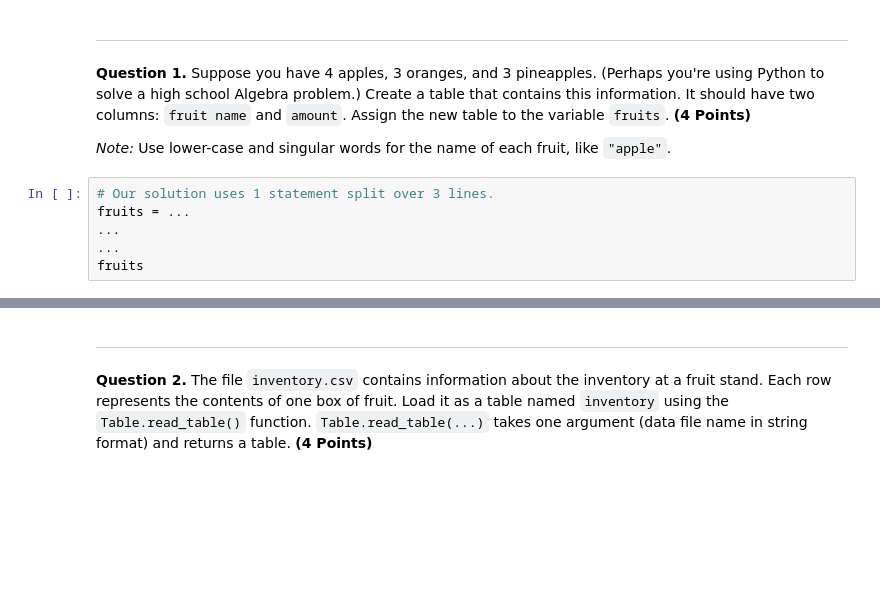
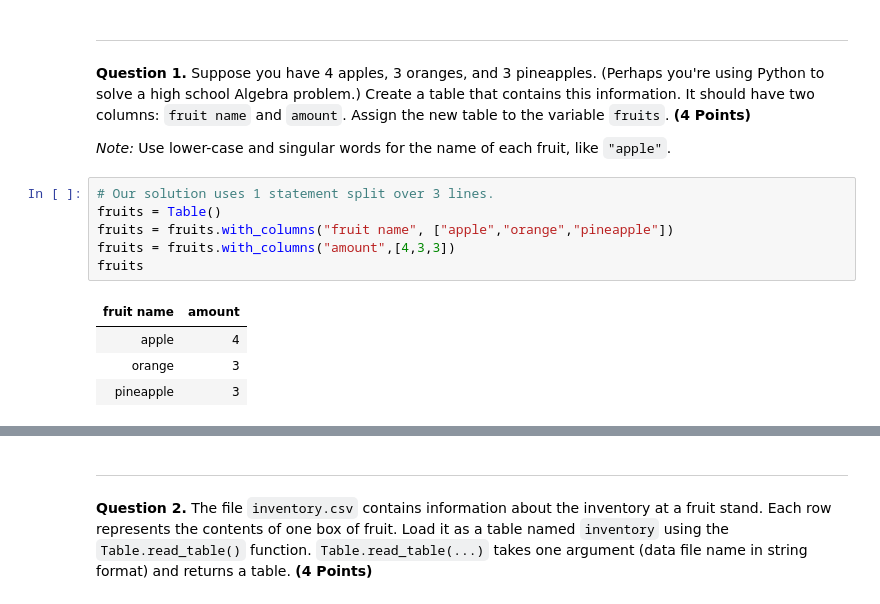
Before and after one commit to TranXuanPhong25/materials-fa24, a Jupyter notebook: hw/hw02/hw02.ipynb, the cells around one changed output, grey strips where cells are left out. Saved outputs shown, nothing was run; the diff lists cells and outputs as text; blank space fills up the shorter version.

```diff
--- a/hw/hw02/hw02.ipynb
+++ b/hw/hw02/hw02.ipynb
@@ -564,9 +710,14 @@ grader.check("q4_4")
 *Note:* Use lower-case and singular words for the name of each fruit, like `"apple"`.
 # %%
 # Our solution uses 1 statement split over 3 lines.
-fruits = ...
-...
-...
+fruits = Table()
+fruits = fruits.with_columns("fruit name", ["apple","orange","pineapple"])
+fruits = fruits.with_columns("amount",[4,3,3])
 fruits
+# %% [output]
+| fruit name | amount |
+| apple | 4 |
+| orange | 3 |
+| pineapple | 3 |
 # %%
 grader.check("q5_1")
```
Also changed, not shown: parts of 23 cells of this notebook, 1 other file.
